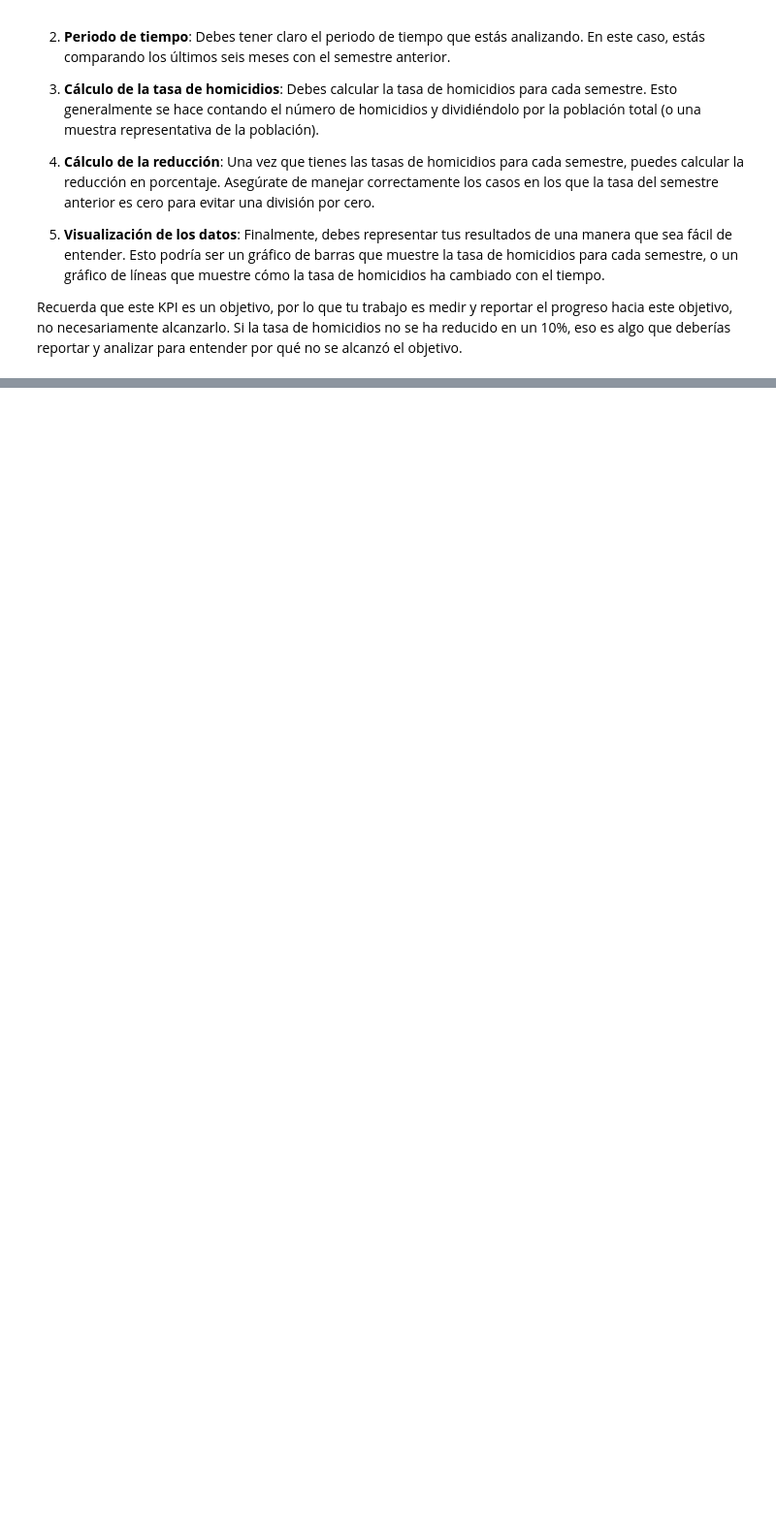
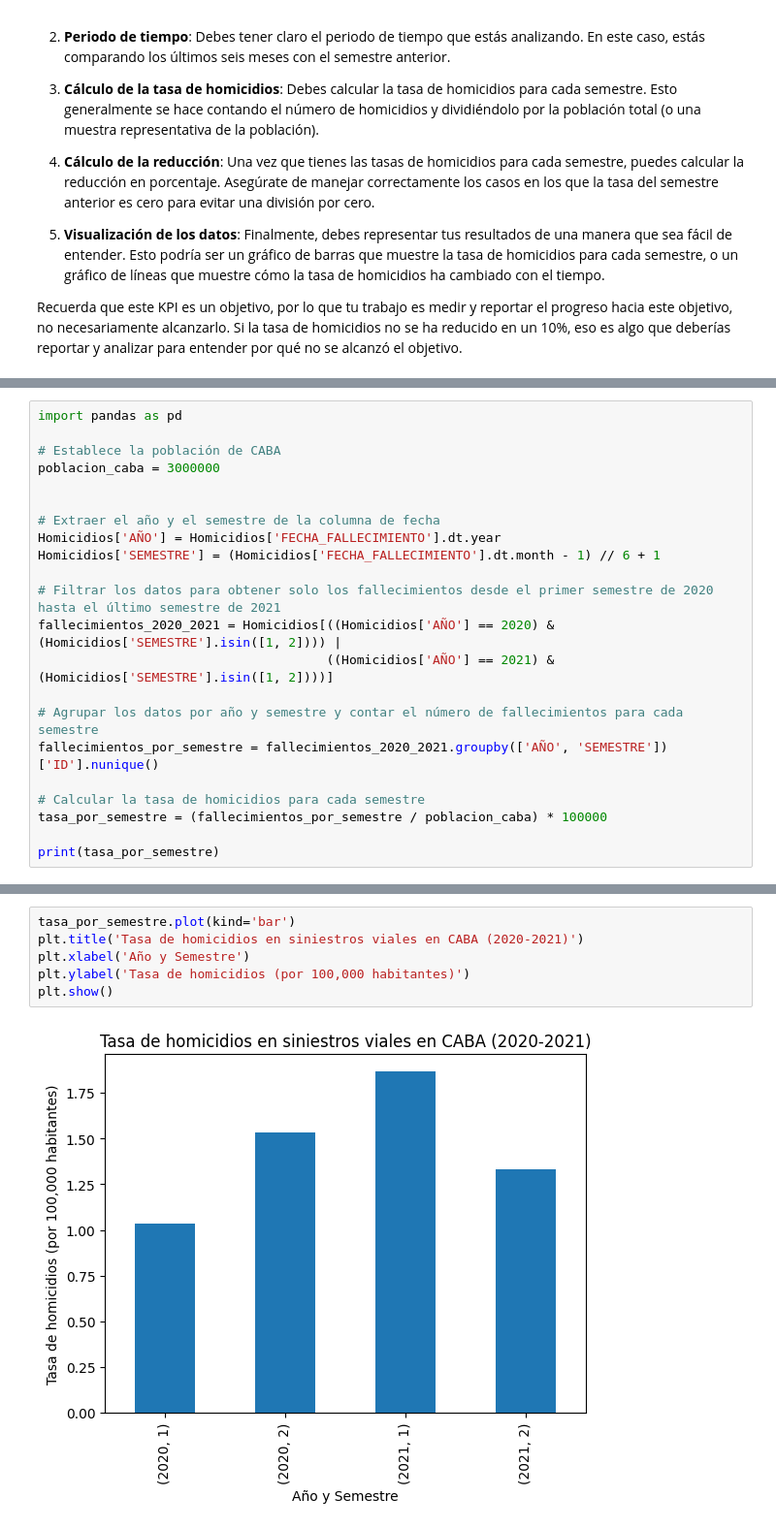
Before and after one commit to CrissMorrin1028/Siniestros_viales_PI02, a Jupyter notebook: ETL.ipynb, the cells around one changed output, grey strips where cells are left out. Shown at 97% size. Cells and saved outputs as stored; diff of their text form; blank space fills up the shorter version.

```diff
--- a/ETL.ipynb
+++ b/ETL.ipynb
@@ -1486,0 +1498,22 @@ Recuerda que este KPI es un objetivo, por lo que tu trabajo es medir y reportar
+# %%
+import pandas as pd
+
+# Establece la población de CABA
+poblacion_caba = 3000000
+
+
+# Extraer el año y el semestre de la columna de fecha
+Homicidios['AÑO'] = Homicidios['FECHA_FALLECIMIENTO'].dt.year
+Homicidios['SEMESTRE'] = (Homicidios['FECHA_FALLECIMIENTO'].dt.month - 1) // 6 + 1
+
+# Filtrar los datos para obtener solo los fallecimientos desde el primer semestre de 2020 hasta el último semestre de 2021
+fallecimientos_2020_2021 = Homicidios[((Homicidios['AÑO'] == 2020) & (Homicidios['SEMESTRE'].isin([1, 2]))) |
+                                      ((Homicidios['AÑO'] == 2021) & (Homicidios['SEMESTRE'].isin([1, 2])))]
+
+# Agrupar los datos por año y semestre y contar el número de fallecimientos para cada semestre
+fallecimientos_por_semestre = fallecimientos_2020_2021.groupby(['AÑO', 'SEMESTRE'])['ID'].nunique()
+
+# Calcular la tasa de homicidios para cada semestre
+tasa_por_semestre = (fallecimientos_por_semestre / poblacion_caba) * 100000
+
+print(tasa_por_semestre)
@@ -1486,0 +1535,8 @@ Recuerda que este KPI es un objetivo, por lo que tu trabajo es medir y reportar
+# %%
+tasa_por_semestre.plot(kind='bar')
+plt.title('Tasa de homicidios en siniestros viales en CABA (2020-2021)')
+plt.xlabel('Año y Semestre')
+plt.ylabel('Tasa de homicidios (por 100,000 habitantes)')
+plt.show()
+# %% [output]
+[figure, added]
```
Also changed, not shown: parts of 14 cells of this notebook.
